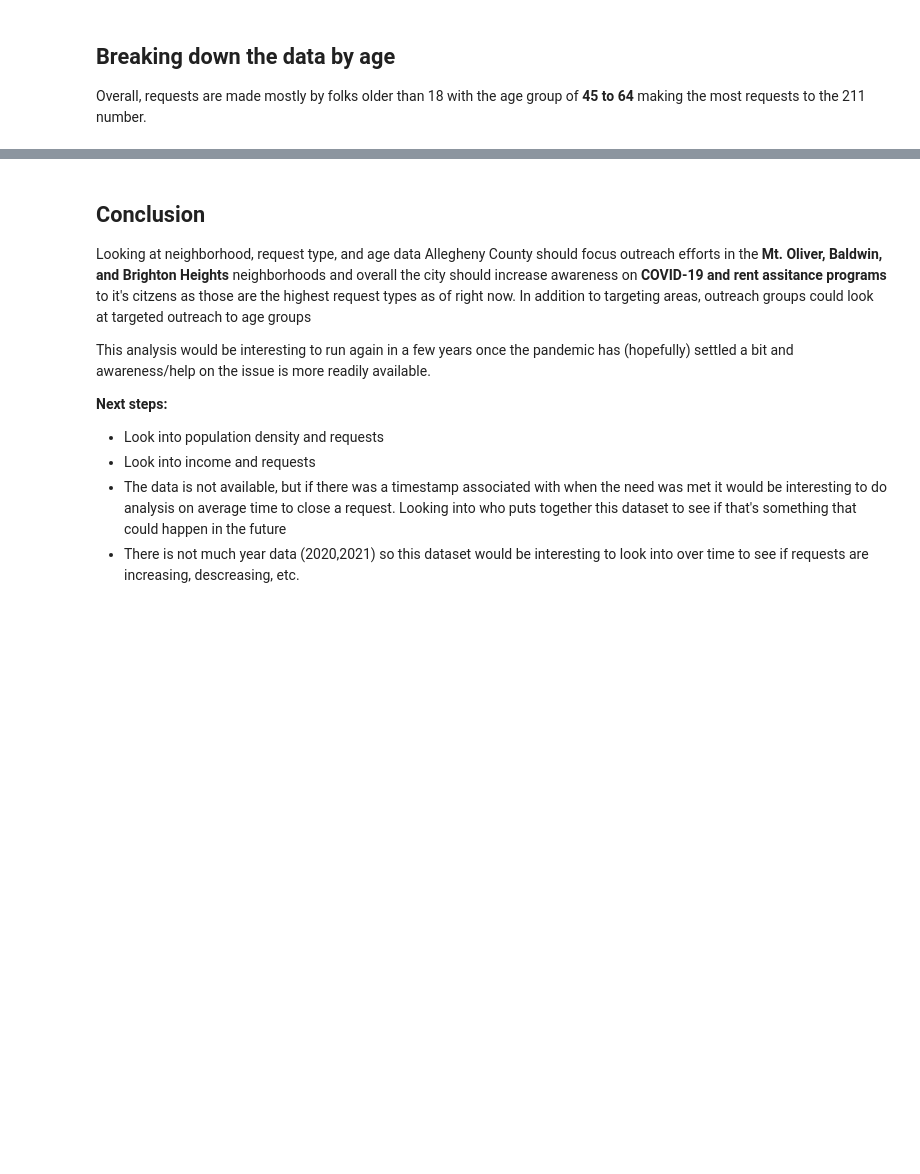
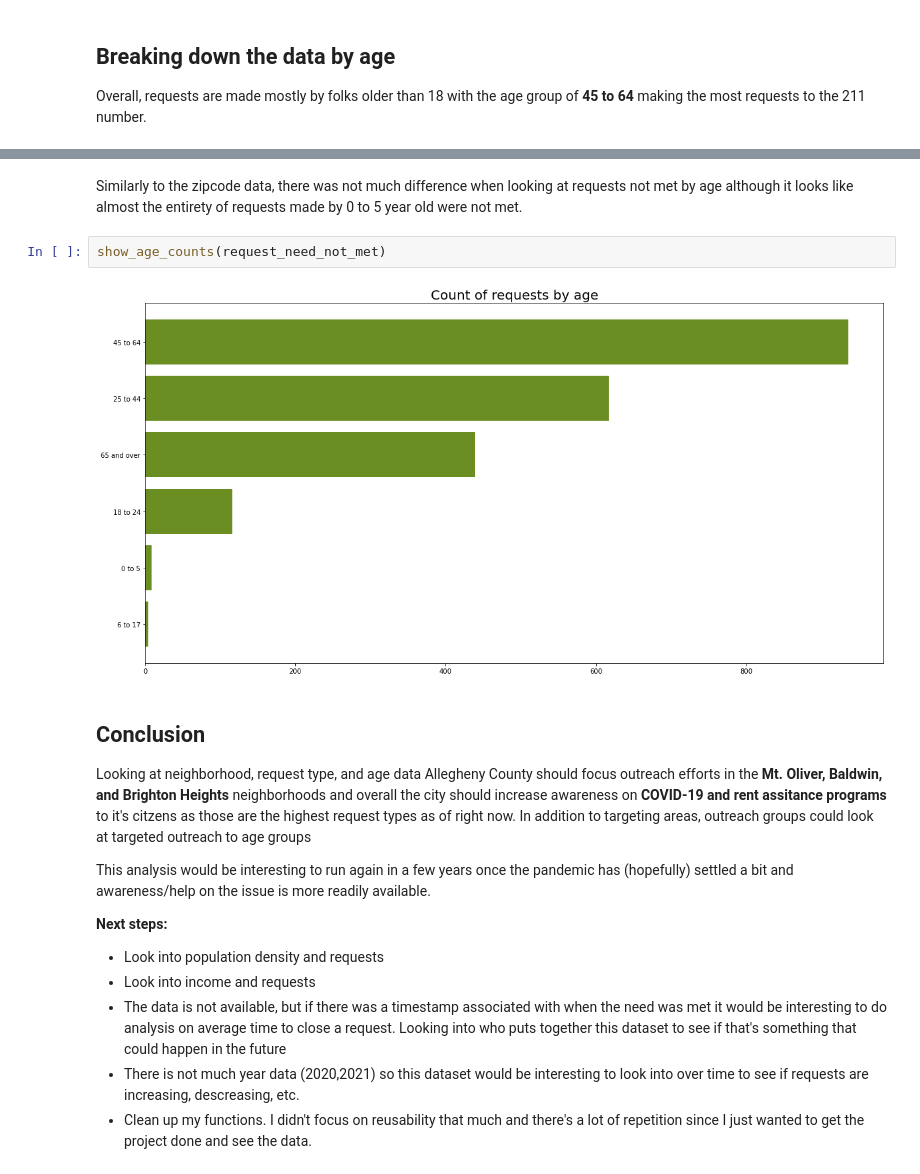
Before and after one commit to ohitsmekatie/pittsburgh-211-analysis, a Jupyter notebook: pittsburgh-211-analysis.ipynb, the cells around one changed output, grey strips where cells are left out. Saved outputs shown, nothing was run; the diff lists cells and outputs as text; blank space fills up the shorter version.

```diff
--- a/pittsburgh-211-analysis.ipynb
+++ b/pittsburgh-211-analysis.ipynb
@@ -124,5 +139,13 @@ TypeError: 'Index' object is not callable
+# %% [markdown]
+Similarly to the zipcode data, there was not much difference when looking at requests not met by age although it looks like almost the entirety of requests made by 0 to 5 year old were not met.
+# %%
+show_age_counts(request_need_not_met)
+# %% [output]
+[figure, added]
 # %% [markdown]
 ## Conclusion
+
+
 
 Looking at neighborhood, request type, and age data Allegheny County should focus outreach efforts in the **Mt. Oliver, Baldwin, and Brighton Heights** neighborhoods and overall the city should increase awareness on **COVID-19 and rent assitance programs** to it's citzens as those are the highest request types as of right now. In addition to targeting areas, outreach groups could look at targeted outreach to age groups
 
@@ -135,3 +158,4 @@ This analysis would be interesting to run again in a few years once the pandemic
 * Look into income and requests
 * The data is not available, but if there was a timestamp associated with when the need was met it would be interesting to do analysis on average time to close a request. Looking into who puts together this dataset to see if that's something that could happen in the future
 * There is not much year data (2020,2021) so this dataset would be interesting to look into over time to see if requests are increasing, descreasing, etc.
+* Clean up my functions. I didn't focus on reusability that much and there's a lot of repetition since I just wanted to get the project done and see the data.
```
Also changed, not shown: parts of 11 cells of this notebook, 1 other file.
